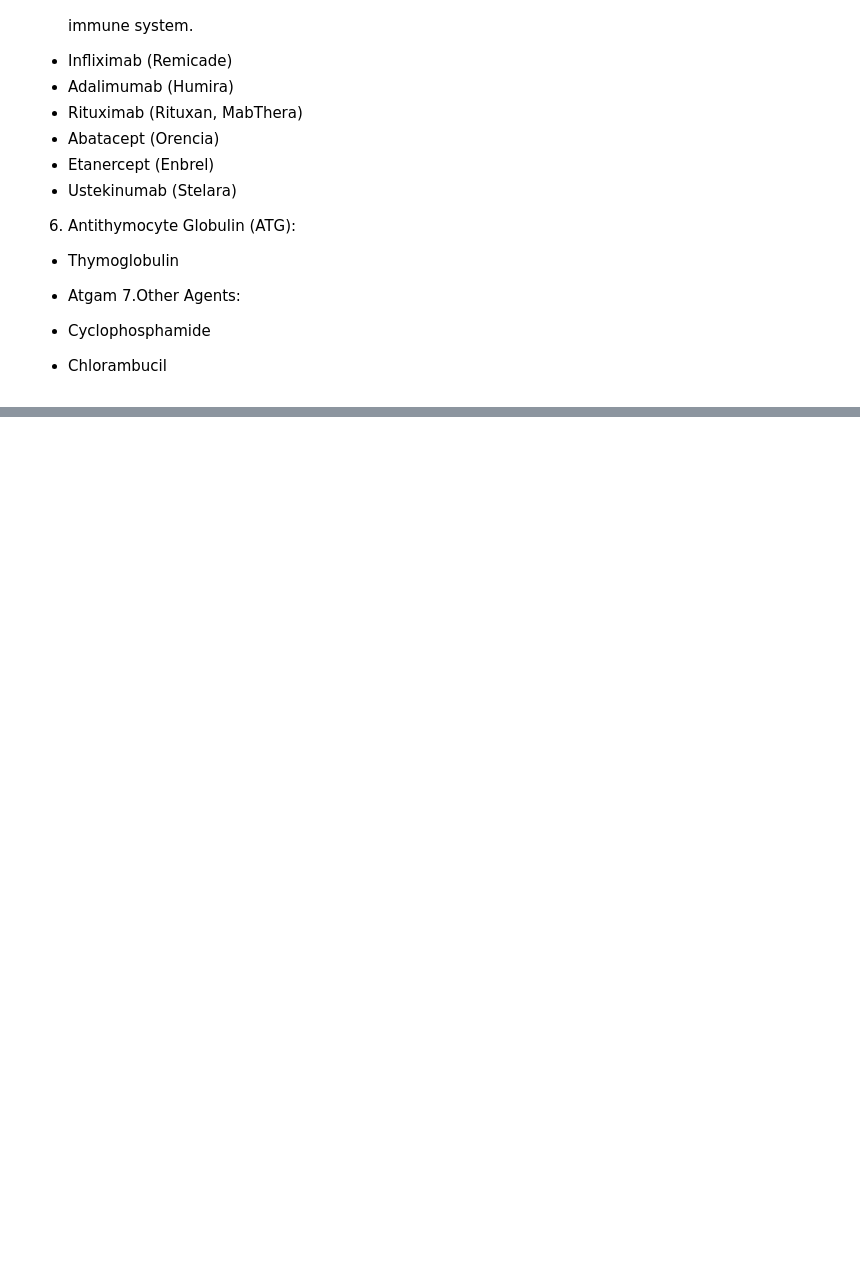
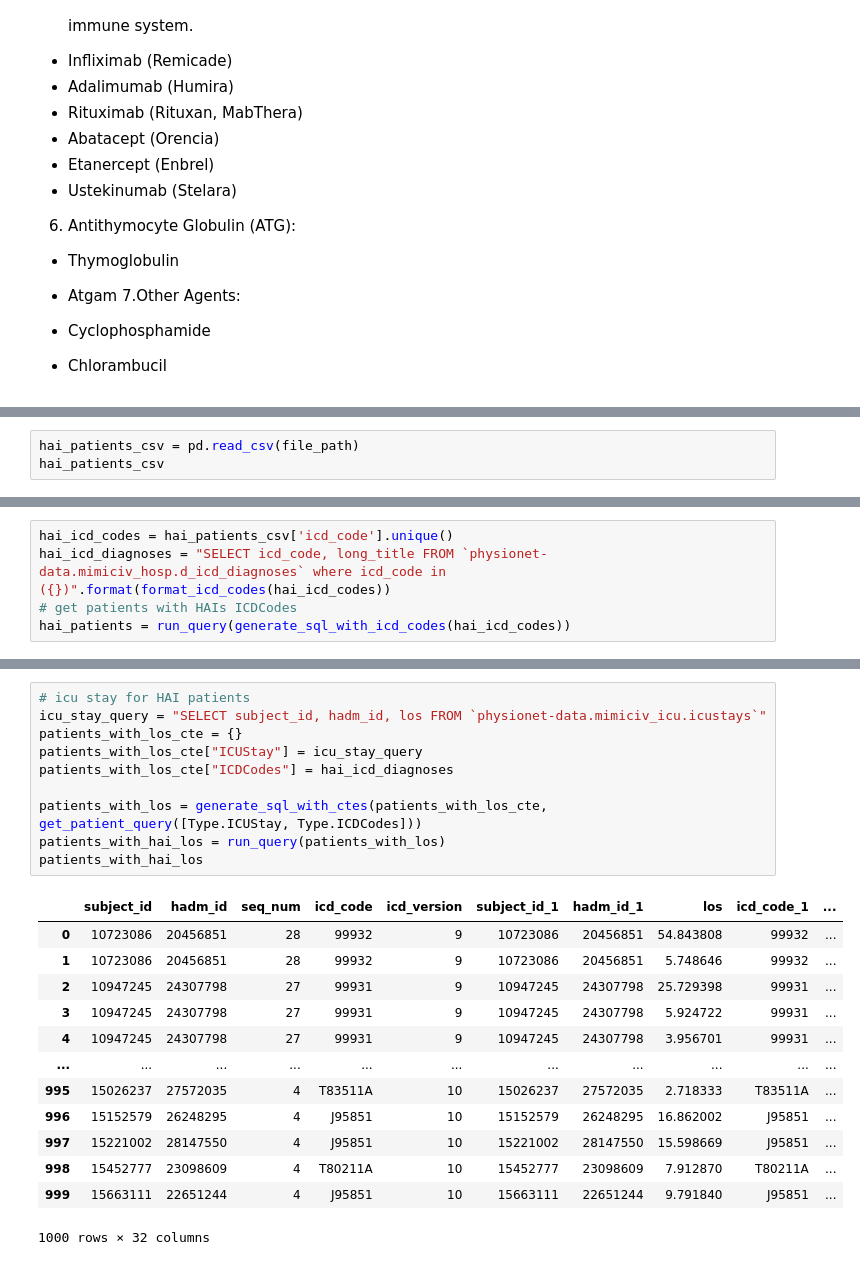
Before and after one commit to wdemichele/COMP90089-VAP-Diagnosis, a Jupyter notebook: HAI_Basic_Info.ipynb, the cells around one changed output, grey strips where cells are left out. Cells and saved outputs as stored; diff of their text form; blank space fills up the shorter version.

```diff
--- a/HAI_Basic_Info.ipynb
+++ b/HAI_Basic_Info.ipynb
@@ -378,0 +298,3 @@ run_query(patients_with_los)
+# %%
+hai_patients_csv = pd.read_csv(file_path)
+hai_patients_csv
@@ -378,0 +315,5 @@ run_query(patients_with_los)
+# %%
+hai_icd_codes = hai_patients_csv['icd_code'].unique()
+hai_icd_diagnoses = "SELECT icd_code, long_title FROM `physionet-data.mimiciv_hosp.d_icd_diagnoses` where icd_code in ({})".format(format_icd_codes(hai_icd_codes))
+# get patients with HAIs ICDCodes
+hai_patients = run_query(generate_sql_with_icd_codes(hai_icd_codes))
@@ -378,0 +346,24 @@ run_query(patients_with_los)
+# %%
+# icu stay for HAI patients
+icu_stay_query = "SELECT subject_id, hadm_id, los FROM `physionet-data.mimiciv_icu.icustays`"
+patients_with_los_cte = {}
+patients_with_los_cte["ICUStay"] = icu_stay_query
+patients_with_los_cte["ICDCodes"] = hai_icd_diagnoses
+
+patients_with_los = generate_sql_with_ctes(patients_with_los_cte, get_patient_query([Type.ICUStay, Type.ICDCodes]))
+patients_with_hai_los = run_query(patients_with_los)
+patients_with_hai_los
+# %% [output]
+|  | subject_id | hadm_id | seq_num | icd_code | icd_version | subject_id_1 | hadm_id_1 | los | icd_code_1 | ... |
+| 0 | 10723086 | 20456851 | 28 | 99932 | 9 | 10723086 | 20456851 | 54.843808 | 99932 | ... |
+| 1 | 10723086 | 20456851 | 28 | 99932 | 9 | 10723086 | 20456851 | 5.748646 | 99932 | ... |
+| 2 | 10947245 | 24307798 | 27 | 99931 | 9 | 10947245 | 24307798 | 25.729398 | 99931 | ... |
+| 3 | 10947245 | 24307798 | 27 | 99931 | 9 | 10947245 | 24307798 | 5.924722 | 99931 | ... |
+| 4 | 10947245 | 24307798 | 27 | 99931 | 9 | 10947245 | 24307798 | 3.956701 | 99931 | ... |
+| ... | ... | ... | ... | ... | ... | ... | ... | ... | ... | ... |
+| 995 | 15026237 | 27572035 | 4 | T83511A | 10 | 15026237 | 27572035 | 2.718333 | T83511A | ... |
+| 996 | 15152579 | 26248295 | 4 | J95851 | 10 | 15152579 | 26248295 | 16.862002 | J95851 | ... |
+| 997 | 15221002 | 28147550 | 4 | J95851 | 10 | 15221002 | 28147550 | 15.598669 | J95851 | ... |
+| 998 | 15452777 | 23098609 | 4 | T80211A | 10 | 15452777 | 23098609 | 7.912870 | T80211A | ... |
+| 999 | 15663111 | 22651244 | 4 | J95851 | 10 | 15663111 | 22651244 | 9.791840 | J95851 | ... |
+1000 rows × 32 columns
```
Also changed, not shown: parts of 51 cells of this notebook.
